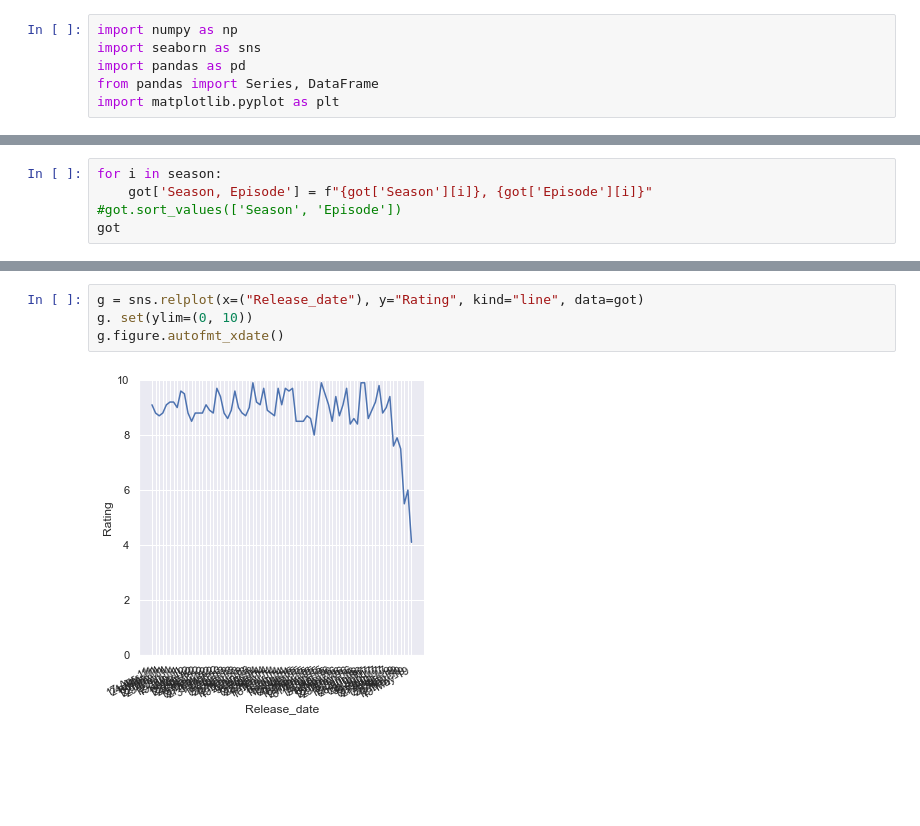
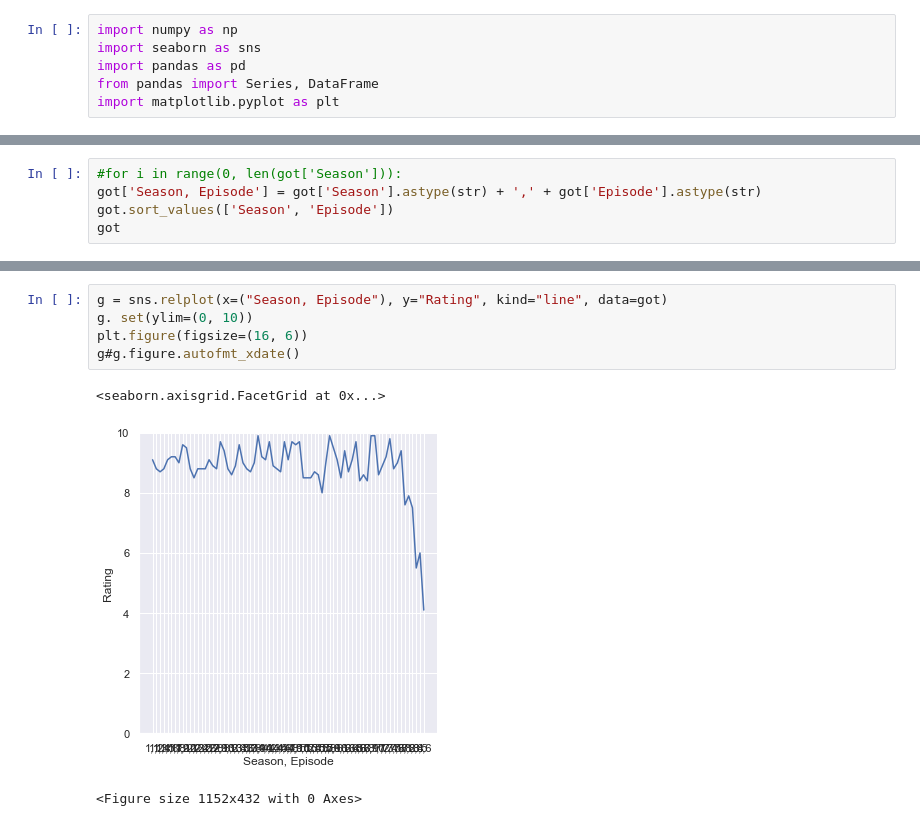
Before and after one commit to paulaked/data25-visualisations, a Jupyter notebook: Untitled.ipynb, the cells around one changed output, grey strips where cells are left out. Cells and saved outputs as stored; diff of their text form; blank space fills up the shorter version.

Commit message:
Added more graphs and concatinated season and episode columns

```diff
--- a/Untitled.ipynb
+++ b/Untitled.ipynb
@@ -23,6 +27,6 @@ season
 # %%
-for i in season:
-    got['Season, Episode'] = f"{got['Season'][i]}, {got['Episode'][i]}"
-#got.sort_values(['Season', 'Episode'])
+#for i in range(0, len(got['Season'])):
+got['Season, Episode'] = got['Season'].astype(str) + ',' + got['Episode'].astype(str)
+got.sort_values(['Season', 'Episode'])
 got
 # %% [output]
@@ -30,6 +46,9 @@ KeyError: 'key of type tuple not found and not a MultiIndex'
 # %%
-g = sns.relplot(x=("Release_date"), y="Rating", kind="line", data=got)
+g = sns.relplot(x=("Season, Episode"), y="Rating", kind="line", data=got)
 g. set(ylim=(0, 10))
-g.figure.autofmt_xdate()
+plt.figure(figsize=(16, 6))
+g#g.figure.autofmt_xdate()
 # %% [output]
+<seaborn.axisgrid.FacetGrid at 0x...>
-[figure, old version]
+[figure, new version]
+<Figure size 1152x432 with 0 Axes>
```
Also changed, not shown: parts of 4 cells of this notebook.
